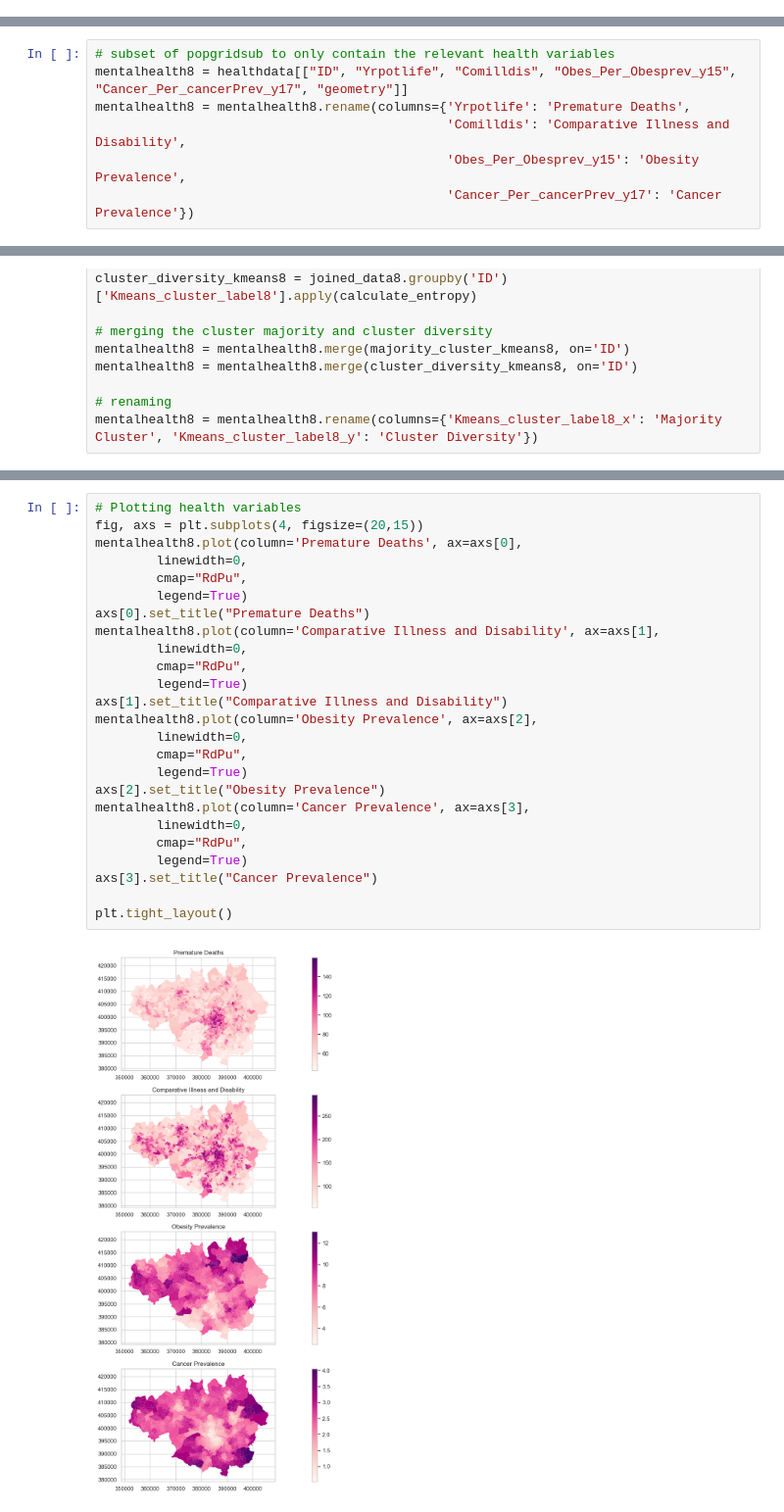
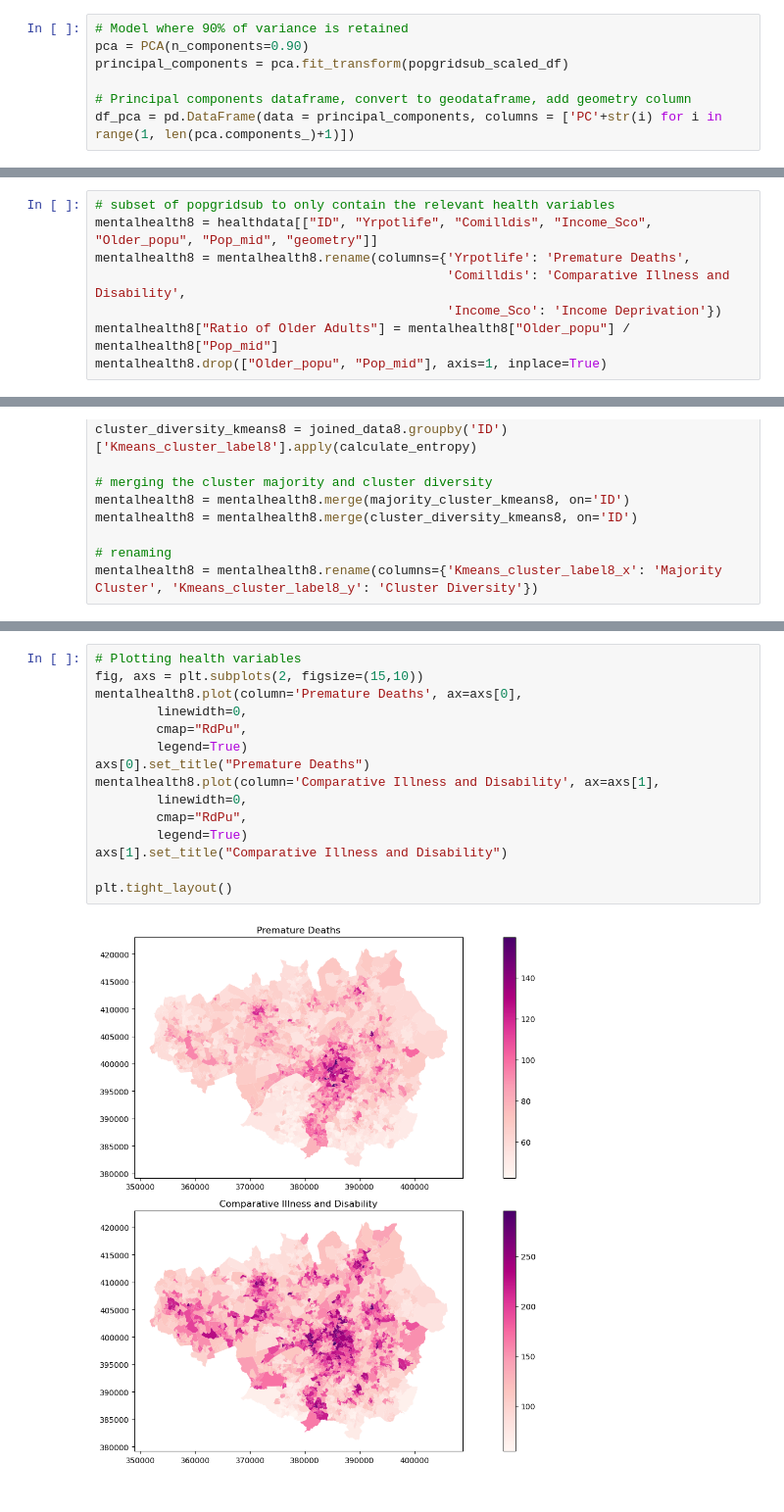
Before and after one commit to Spatial-Data-Science-and-GEO-AI-Lab/MultiHealth_S, a Jupyter notebook: clustering.ipynb, the cells around one changed output, grey strips where cells are left out. Shown at 98% size. Drawn from its saved outputs; the diff is of its cells as text.

```diff
--- a/clustering.ipynb
+++ b/clustering.ipynb
@@ -76,0 +195,7 @@ popgridsub_scaled_df = pd.DataFrame(popgridsub_scaled, columns=cluster_variables
+# %%
+# Model where 90% of variance is retained
+pca = PCA(n_components=0.90)
+principal_components = pca.fit_transform(popgridsub_scaled_df)
+
+# Principal components dataframe, convert to geodataframe, add geometry column
+df_pca = pd.DataFrame(data = principal_components, columns = ['PC'+str(i) for i in range(1, len(pca.components_)+1)])
@@ -207,11 +362,12 @@ plt.show()
 popgridsub8 = popgridsub[["Kmeans_cluster_label8", "geometry"]]
 # %%
 # subset of popgridsub to only contain the relevant health variables
-mentalhealth8 = healthdata[["ID", "Yrpotlife", "Comilldis", "Obes_Per_Obesprev_y15", "Cancer_Per_cancerPrev_y17", "geometry"]]
+mentalhealth8 = healthdata[["ID", "Yrpotlife", "Comilldis", "Income_Sco", "Older_popu", "Pop_mid", "geometry"]]
 mentalhealth8 = mentalhealth8.rename(columns={'Yrpotlife': 'Premature Deaths',
                                               'Comilldis': 'Comparative Illness and Disability',
-                                              'Obes_Per_Obesprev_y15': 'Obesity Prevalence',
-                                              'Cancer_Per_cancerPrev_y17': 'Cancer Prevalence'})
+                                              'Income_Sco': 'Income Deprivation'})
+mentalhealth8["Ratio of Older Adults"] = mentalhealth8["Older_popu"] / mentalhealth8["Pop_mid"]
+mentalhealth8.drop(["Older_popu", "Pop_mid"], axis=1, inplace=True)
 # %%
 # spatial join
 joined_data8 = gpd.sjoin(mentalhealth8, popgridsub8, how='inner', predicate='intersects')
@@ -264,27 +420,17 @@ plt.tight_layout()
 # %%
 # Plotting health variables
-fig, axs = plt.subplots(4, figsize=(20,15))
+fig, axs = plt.subplots(2, figsize=(15,10))
 mentalhealth8.plot(column='Premature Deaths', ax=axs[0],
         linewidth=0,
         cmap="RdPu",
         legend=True)
 axs[0].set_title("Premature Deaths")
 mentalhealth8.plot(column='Comparative Illness and Disability', ax=axs[1],
         linewidth=0,
         cmap="RdPu",
         legend=True)
 axs[1].set_title("Comparative Illness and Disability")
-mentalhealth8.plot(column='Obesity Prevalence', ax=axs[2],
-        linewidth=0,
-        cmap="RdPu",
-        legend=True)
-axs[2].set_title("Obesity Prevalence")
-mentalhealth8.plot(column='Cancer Prevalence', ax=axs[3],
-        linewidth=0,
-        cmap="RdPu",
-        legend=True)
-axs[3].set_title("Cancer Prevalence")
 
 plt.tight_layout()
 # %% [output]
-[figure, old version]
+[figure, new version]
```
Also changed, not shown: parts of 39 cells of this notebook.
